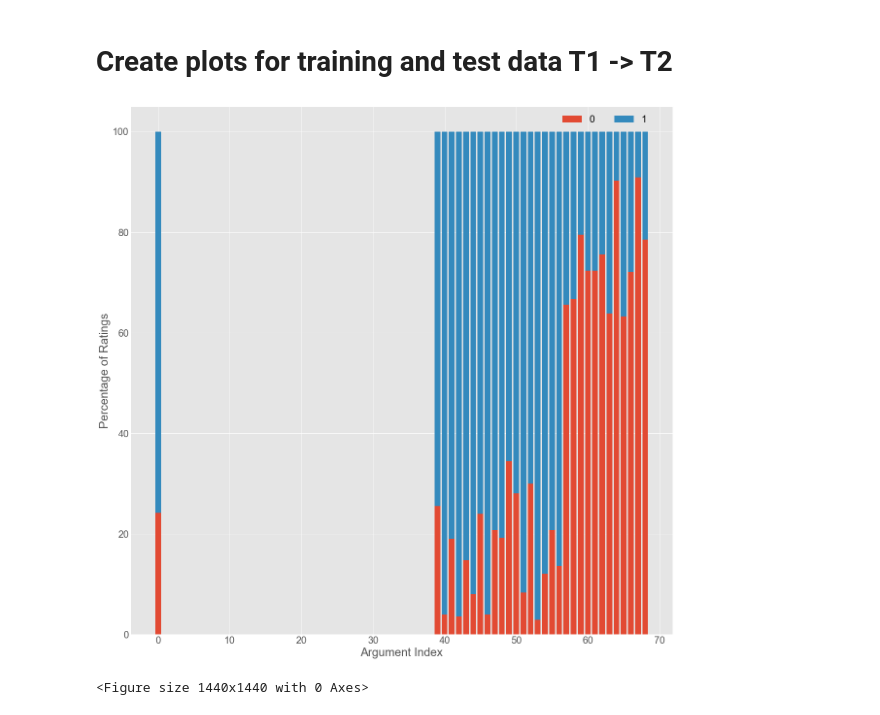
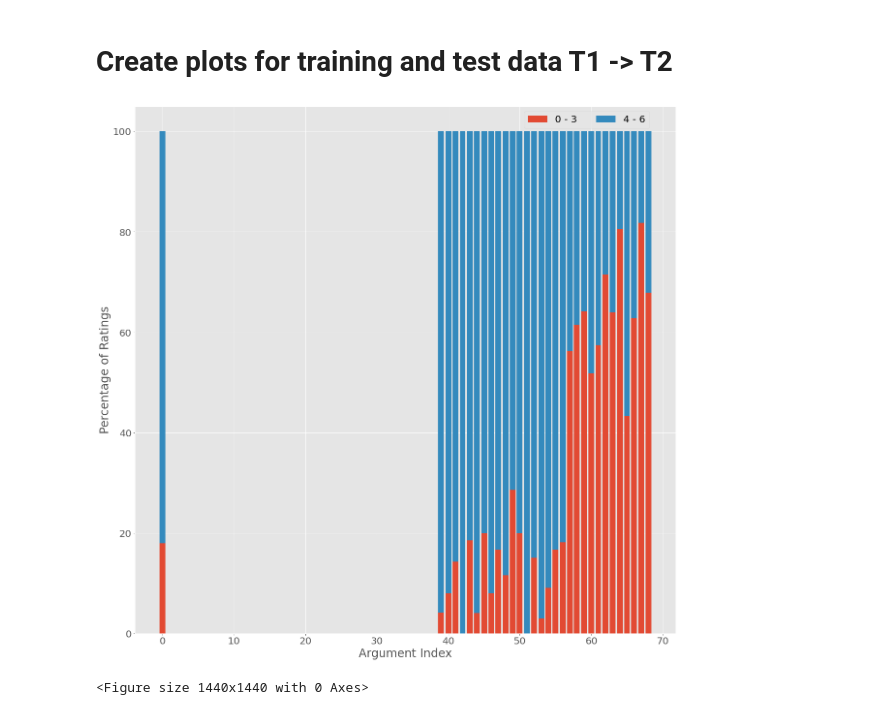
Before and after one commit to Ritsch1/bachelor-thesis, a Jupyter notebook: code/notebooks/Graphics.ipynb, the cells around one changed output. Cells and saved outputs as stored; diff of their text form; code cells hidden in the pictures.

Commit message:
Fix bug for creating plots for weight task.

```diff
--- a/code/notebooks/Graphics.ipynb
+++ b/code/notebooks/Graphics.ipynb
@@ -60,15 +60,14 @@ def create_plot(timepoint:str="T1_T2", mode:str="train", is_task_conviction:bool
 
     else:
         # Produce bar plot of the value counts of all items
-        value_counts = [np.unique(df[c], return_counts=True) for c in df.columns]
+        value_counts = np.array([np.unique(df[c], return_counts=True) for c in df.columns])
         arg_ids = [i for i in range(len(df.columns))]
         for v in value_counts:
-            observed = v[0]
             i = 0
             for value in value_range:
-                if value not in observed:
-                    np.insert(v[1], i, 0)
-                    np.insert(observed,i,value)
+                if value not in v[0]:
+                    v[0] = np.insert(v[0], i, float(value))
+                    v[1] = np.insert(v[1], i, 0)
                 i += 1
             i = 0
         # Zip value counts and ids together to filter out the items without ratings
@@ -86,24 +85,36 @@ def create_plot(timepoint:str="T1_T2", mode:str="train", is_task_conviction:bool
         # Create tuples of counts for specific values for each item
         item_value_counts = list(zip(*value_counts))
         first_bar = True
+        summarize = False
+        if (not is_task_conviction and not global_distribution):
+            first = np.sum(item_value_counts[0:3], axis=0)
+            second = np.sum(item_value_counts[3:], axis=0)
+            item_value_counts = np.array([first, second])
+            summarize = True
         for i in range(len(item_value_counts)):
             if first_bar:
-                ax.bar(arg_ids, item_value_counts[i], label=str(i))
+                if summarize:
+                    ax.bar(arg_ids, item_value_counts[i], label="0 - 3")
+                else:
+                    ax.bar(arg_ids, item_value_counts[i], label=str(i))
             else:
                 bottom = np.array([sum(x) for x in zip(*item_value_counts[:i])])
-                ax.bar(arg_ids, item_value_counts[i], label=str(i), bottom=bottom)
+                if summarize:
+                    ax.bar(arg_ids, item_value_counts[i], label="4 - 6", bottom=bottom)
+                else:
+                    ax.bar(arg_ids, item_value_counts[i], label=str(i), bottom=bottom)
             first_bar = False
         plt.rcParams["figure.figsize"] = size
-        ax.legend(loc="upper left", bbox_to_anchor=(0.78, 1), ncol=2, prop={"size":20})
+        ax.legend(loc="upper left", bbox_to_anchor=(0.71, 1), ncol=2, prop={"size":20})
         plt.xlabel("Argument Index")
         plt.ylabel("Percentage of Ratings")
         plt.rcParams["font.size"] = 20
         plt.savefig(fname=f"../../ba_thesis/images/{timepoint}_{mode}_{task}.jpg")
         return plt.figure()
 # %%
-x = create_plot(timepoint="T1_T2", mode="test", is_task_conviction=True, global_distribution=False, size=(20,20))
+x = create_plot(timepoint="T1_T2", mode="test", is_task_conviction=False, task="Weight", global_distribution=False, size=(20,20))
 # %% [output]
-[figure, old version]
+[figure, new version]
 <Figure size 1440x1440 with 0 Axes>
 # %%
 def compute_Shannon_Entropy(timepoint="T1_T2", mode="train", task="conviction") -> float:
```
Also changed, not shown: parts of 1 cell of this notebook.
